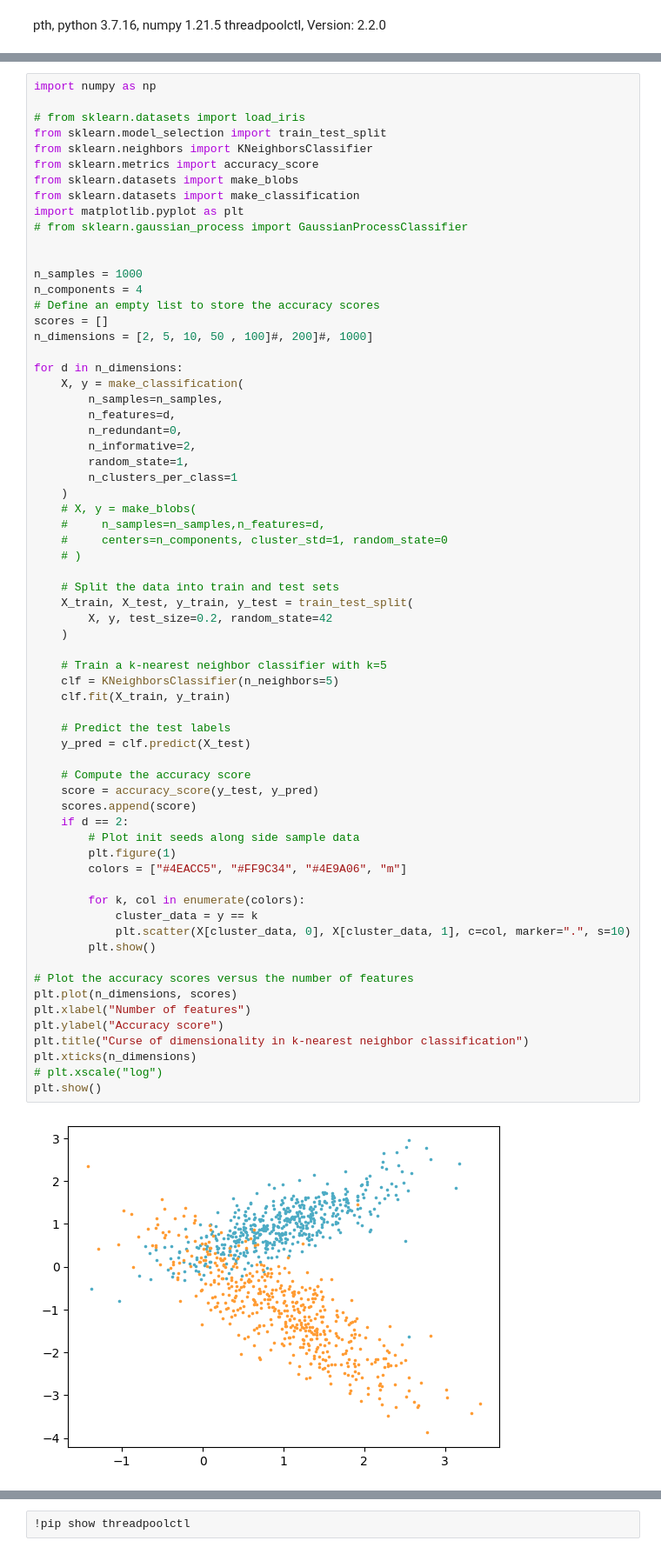
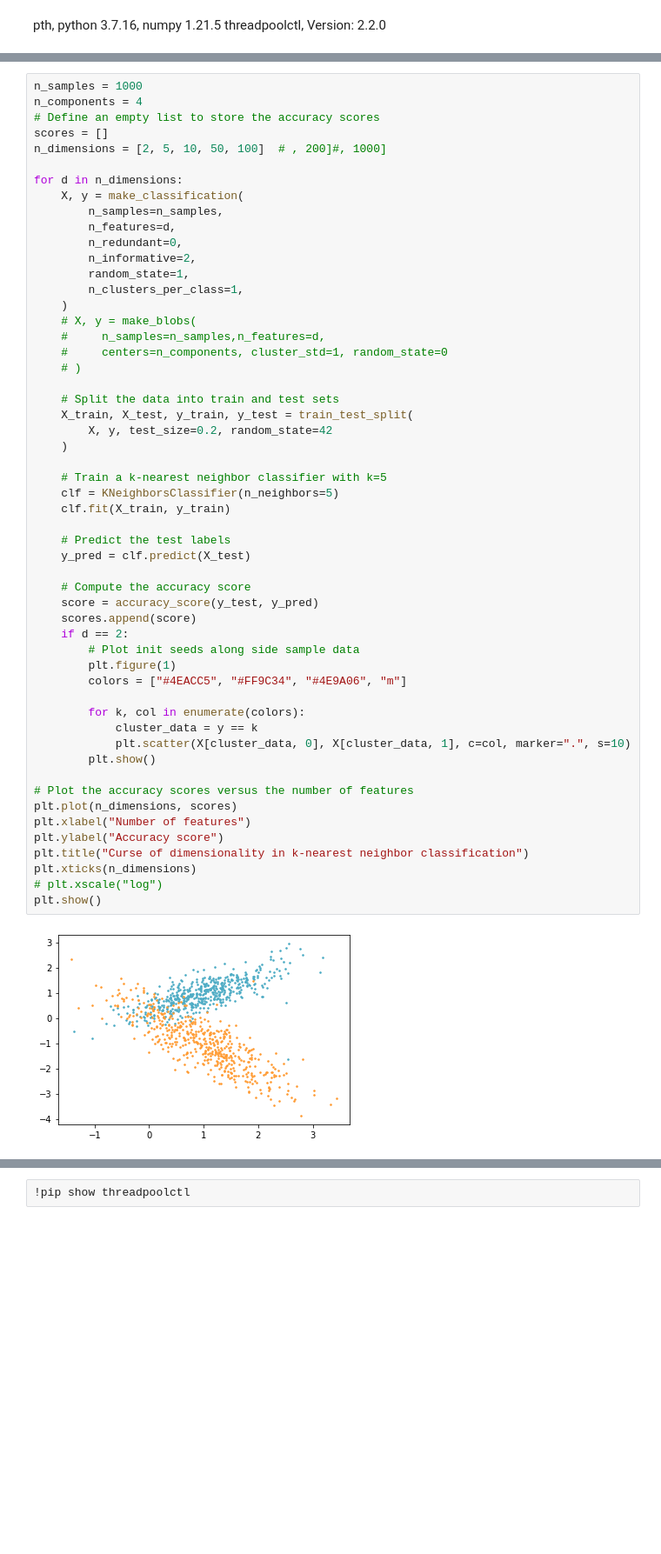
Before and after one commit to fum-cs/ads, a Jupyter notebook: code/CD_KNN.ipynb, the cells around one changed output, grey strips where cells are left out. Shown: that part at 87% size. Saved outputs shown, nothing was run; the diff lists cells and outputs as text; blank space fills up the shorter version.

```diff
--- a/code/CD_KNN.ipynb
+++ b/code/CD_KNN.ipynb
@@ -4,21 +21,9 @@ threadpoolctl, Version: 2.2.0
 # %%
-import numpy as np
-
-# from sklearn.datasets import load_iris
-from sklearn.model_selection import train_test_split
-from sklearn.neighbors import KNeighborsClassifier
-from sklearn.metrics import accuracy_score
-from sklearn.datasets import make_blobs
-from sklearn.datasets import make_classification
-import matplotlib.pyplot as plt
-# from sklearn.gaussian_process import GaussianProcessClassifier
-
-
 n_samples = 1000
 n_components = 4
 # Define an empty list to store the accuracy scores
 scores = []
-n_dimensions = [2, 5, 10, 50 , 100]#, 200]#, 1000]
+n_dimensions = [2, 5, 10, 50, 100]  # , 200]#, 1000]
 
 for d in n_dimensions:
     X, y = make_classification(
@@ -27,7 +32,7 @@ for d in n_dimensions:
         n_redundant=0,
         n_informative=2,
         random_state=1,
-        n_clusters_per_class=1
+        n_clusters_per_class=1,
     )
     # X, y = make_blobs(
     #     n_samples=n_samples,n_features=d,
@@ -41,31 +46,31 @@ for d in n_dimensions:
 
     # Train a k-nearest neighbor classifier with k=5
     clf = KNeighborsClassifier(n_neighbors=5)
     clf.fit(X_train, y_train)
 
     # Predict the test labels
     y_pred = clf.predict(X_test)
 
     # Compute the accuracy score
     score = accuracy_score(y_test, y_pred)
     scores.append(score)
     if d == 2:
         # Plot init seeds along side sample data
         plt.figure(1)
         colors = ["#4EACC5", "#FF9C34", "#4E9A06", "m"]
 
         for k, col in enumerate(colors):
             cluster_data = y == k
             plt.scatter(X[cluster_data, 0], X[cluster_data, 1], c=col, marker=".", s=10)
         plt.show()
 
 # Plot the accuracy scores versus the number of features
 plt.plot(n_dimensions, scores)
 plt.xlabel("Number of features")
 plt.ylabel("Accuracy score")
 plt.title("Curse of dimensionality in k-nearest neighbor classification")
 plt.xticks(n_dimensions)
 # plt.xscale("log")
 plt.show()
 # %% [output]
-[figure, old version]
+[figure, new version]
```
Also changed, not shown: parts of 18 cells of this notebook, 2 other files.
